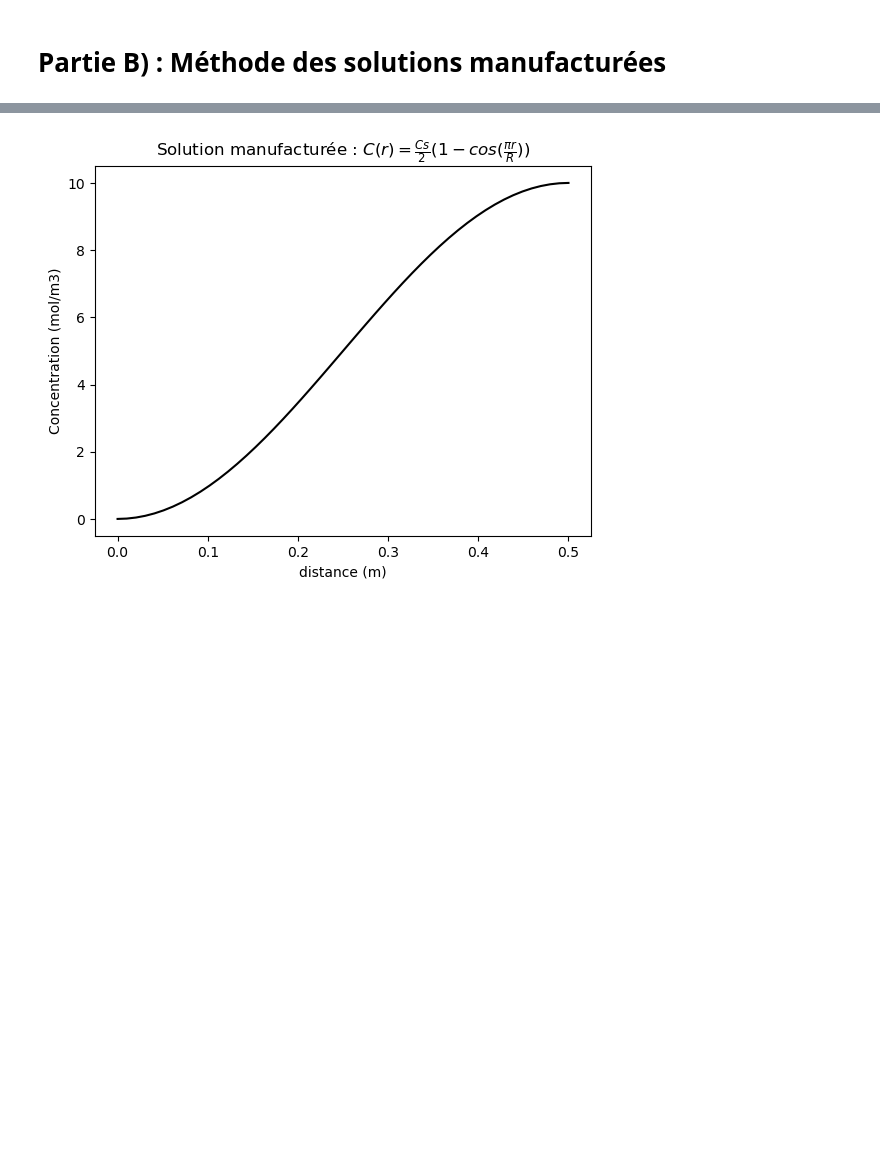
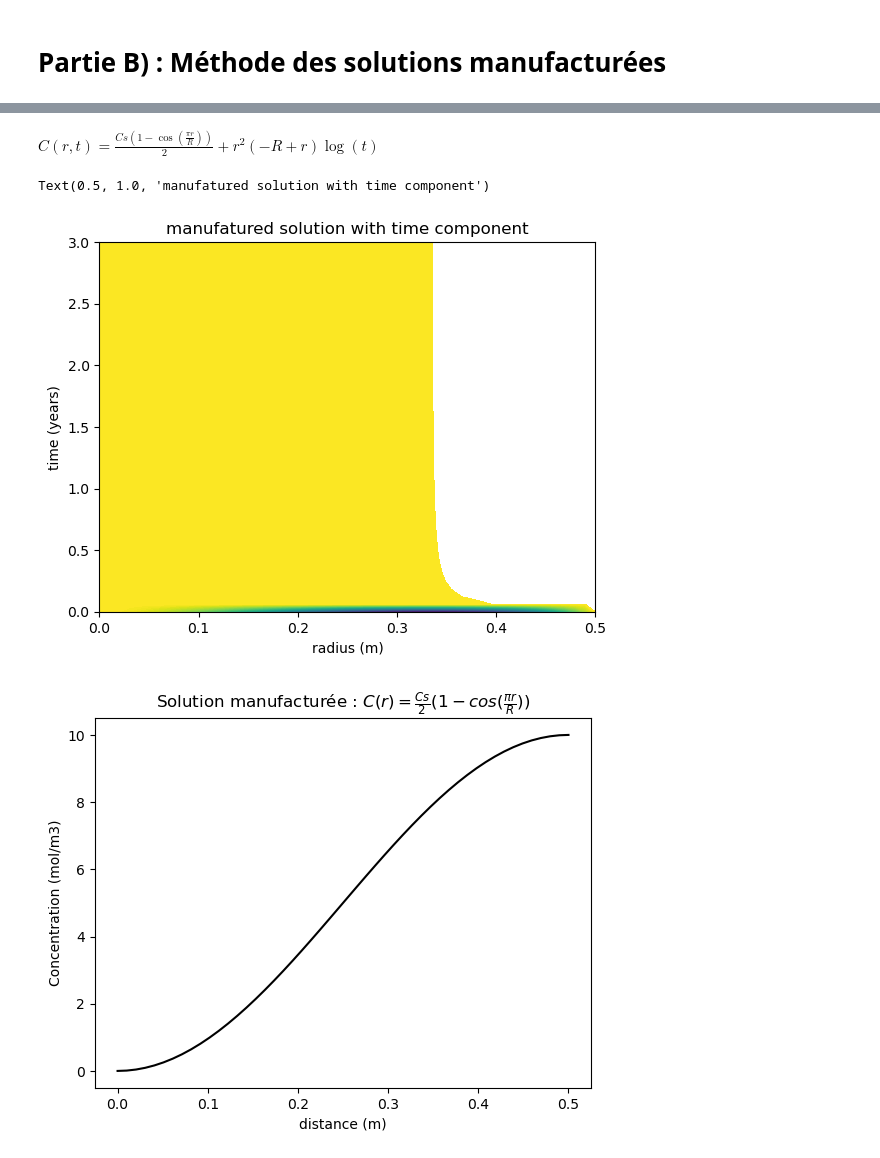
Before and after one commit to olivecha/MEC8211, a Jupyter notebook: devoir2/scratch.ipynb, the cells around one changed output, grey strips where cells are left out. Drawn from its saved outputs; the diff is of its cells as text; code cells hidden in the pictures; blank space fills up the shorter version.

```diff
--- a/devoir2/scratch.ipynb
+++ b/devoir2/scratch.ipynb
@@ -135,0 +165,2 @@ Linf : 2.0434080577059994 0.846144020634096
+# %% [markdown]
+$C(r, t) = \frac{Cs \left(1 - \cos{\left(\frac{\pi r}{R} \right)}\right)}{2} + r^{2} \left(- R + r \right) \log{\left(t \right)}$
@@ -136,3 +183,16 @@ Linf : 2.0434080577059994 0.846144020634096
+# %%
+t = np.linspace(0, (3600*24*365)*3)
+r = np.linspace(0, 0.5)
+R, T = np.meshgrid(r, t)
+C = mms_source_time(R, T)
+plt.contourf(R, T/(3600*24*365), C, levels=100)
+ax = plt.gca()
+ax.set_ylabel('time (years)')
+ax.set_xlabel('radius (m)')
+ax.set_title('manufatured solution with time component')
+# %% [output]
+Text(0.5, 1.0, 'manufatured solution with time component')
+[figure, added]
 # %%
 r_vals = np.linspace(0, 0.5)
 plt.plot(r_vals, mms_cos(r_vals), color='k')
```
Also changed, not shown: parts of 8 cells of this notebook.
